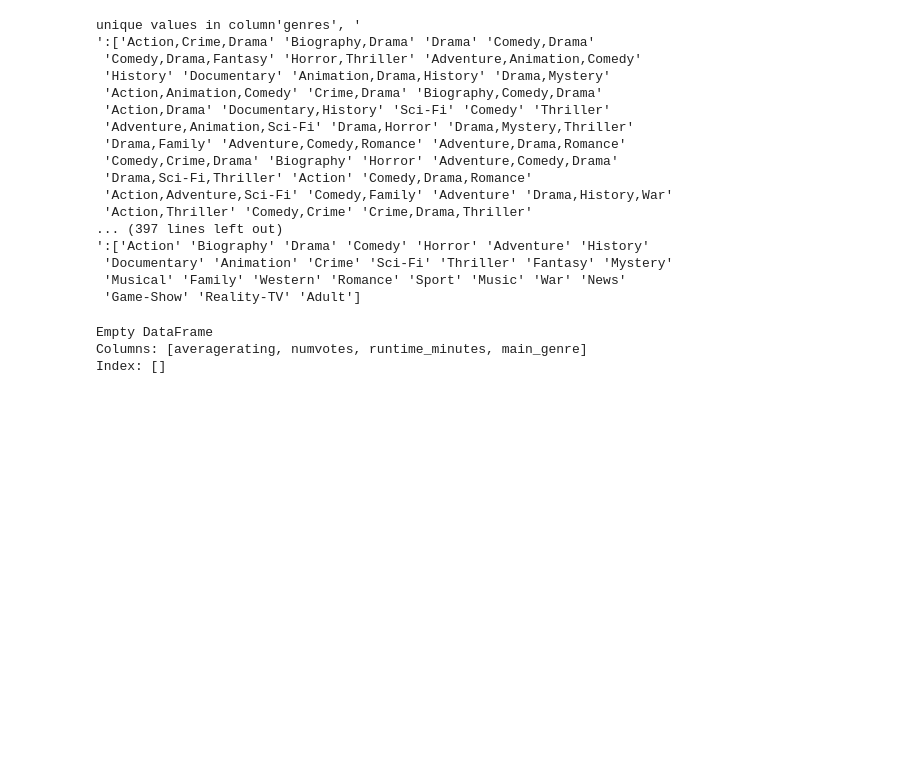
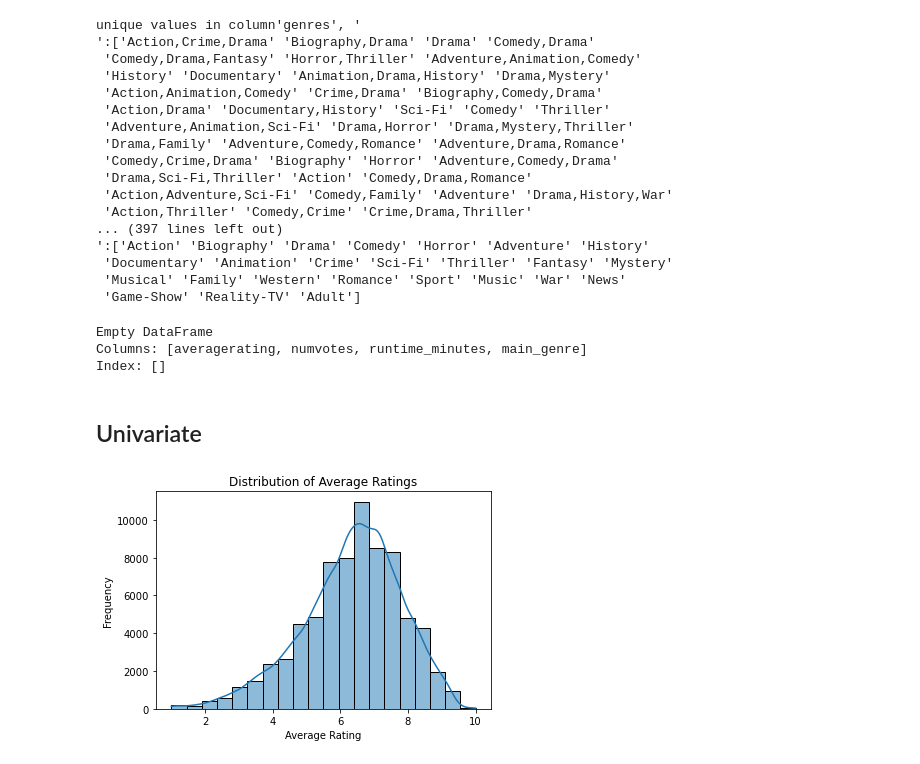
Before and after one commit to LEON-HUB10/Group_Four-_Phase-_Two_Project, a Jupyter notebook: student.ipynb, the cells around one changed output. Saved outputs shown, nothing was run; the diff lists cells and outputs as text; code cells hidden in the pictures; blank space fills up the shorter version.

```diff
--- a/student.ipynb
+++ b/student.ipynb
@@ -738,3 +738,14 @@ print(negative_runtimes)
 Empty DataFrame
 Columns: [averagerating, numvotes, runtime_minutes, main_genre]
 Index: []
+# %% [markdown]
+## Univariate
+# %%
+
+sns.histplot(dataf6['averagerating'], kde=True, bins=20)
+plt.title('Distribution of Average Ratings')
+plt.xlabel('Average Rating')
+plt.ylabel('Frequency')
+plt.show()
+# %% [output]
+[figure, added]
```
Also changed, not shown: parts of 11 cells of this notebook.
